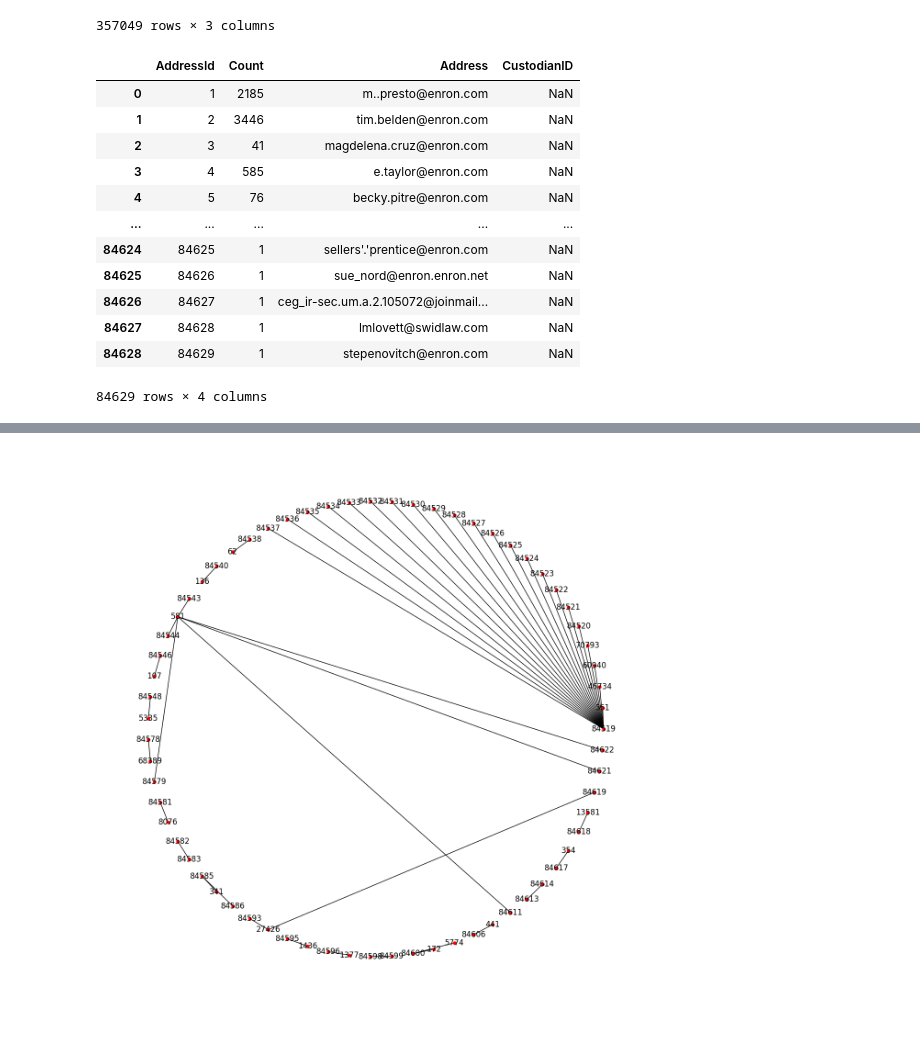
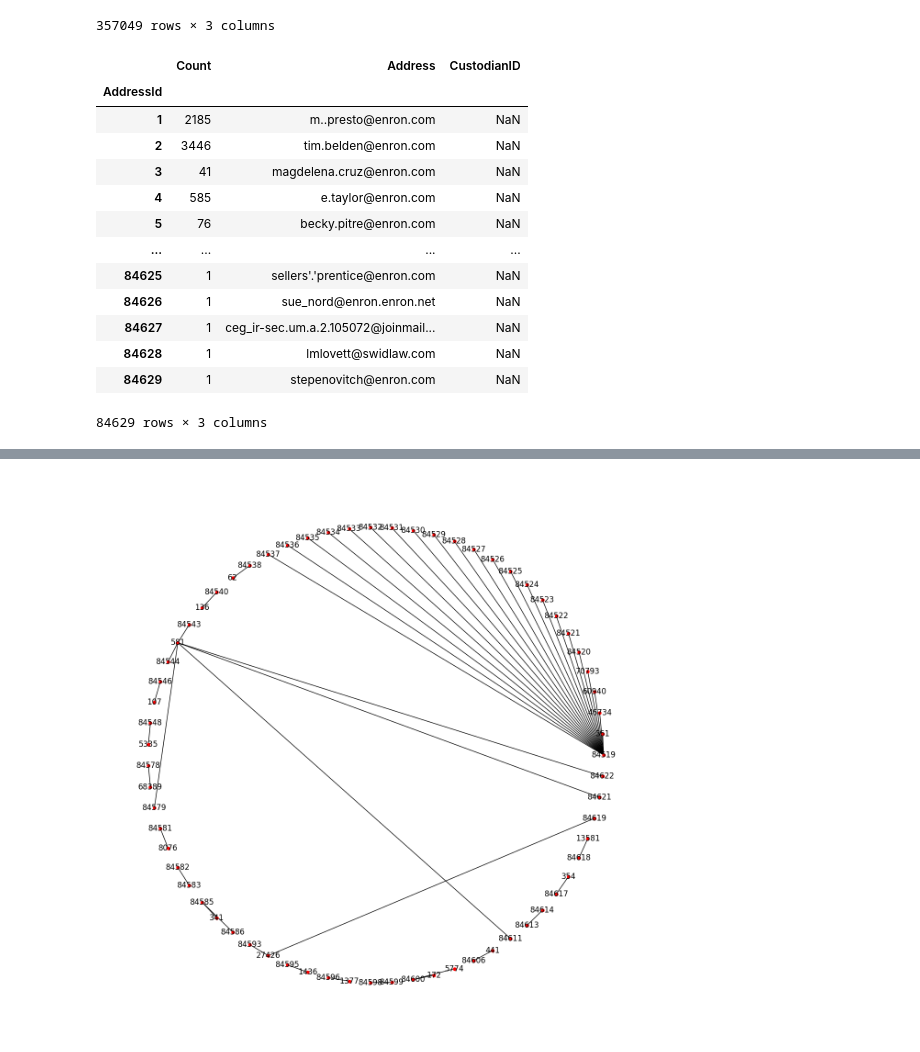
Before and after one commit to HansHenseler/masdav2023, a Jupyter notebook: Part_7_Email_analytics_and_visualisation.ipynb, the cells around one changed output, grey strips where cells are left out. Saved outputs shown, nothing was run; the diff lists cells and outputs as text; code cells hidden in the pictures.

```diff
--- a/Part_7_Email_analytics_and_visualisation.ipynb
+++ b/Part_7_Email_analytics_and_visualisation.ipynb
@@ -227,19 +244,23 @@ relations
 | 357048 | 84627 | 36389 | 1 |
 357049 rows × 3 columns
 # %%
+# Read the addresses from our emails (vertices)
+
 addresses = pd.read_excel('/content/gdrive/MyDrive/Testdata/Addresses.xlsx')
+addresses.set_index(['AddressId'],inplace=True)
 addresses
 # %% [output]
-|  | AddressId | Count | Address | CustodianID |
-| 0 | 1 | 2185 | m..presto@enron.com | NaN |
-| 1 | 2 | 3446 | tim.belden@enron.com | NaN |
-| 2 | 3 | 41 | magdelena.cruz@enron.com | NaN |
-| 3 | 4 | 585 | e.taylor@enron.com | NaN |
-| 4 | 5 | 76 | becky.pitre@enron.com | NaN |
-| ... | ... | ... | ... | ... |
-| 84624 | 84625 | 1 | sellers'.'prentice@enron.com | NaN |
-| 84625 | 84626 | 1 | sue_nord@enron.enron.net | NaN |
-| 84626 | 84627 | 1 | ceg_ir-sec.um.a.2.105072@joinmail... | NaN |
-| 84627 | 84628 | 1 | lmlovett@swidlaw.com | NaN |
-| 84628 | 84629 | 1 | stepenovitch@enron.com | NaN |
+|  | Count | Address | CustodianID |
+| AddressId |  |  |  |
+| 1 | 2185 | m..presto@enron.com | NaN |
+| 2 | 3446 | tim.belden@enron.com | NaN |
+| 3 | 41 | magdelena.cruz@enron.com | NaN |
+| 4 | 585 | e.taylor@enron.com | NaN |
+| 5 | 76 | becky.pitre@enron.com | NaN |
+| ... | ... | ... | ... |
+| 84625 | 1 | sellers'.'prentice@enron.com | NaN |
+| 84626 | 1 | sue_nord@enron.enron.net | NaN |
+| 84627 | 1 | ceg_ir-sec.um.a.2.105072@joinmail... | NaN |
+| 84628 | 1 | lmlovett@swidlaw.com | NaN |
+| 84629 | 1 | stepenovitch@enron.com | NaN |
-84629 rows × 4 columns
+84629 rows × 3 columns
```
Also changed, not shown: parts of 19 cells of this notebook.
